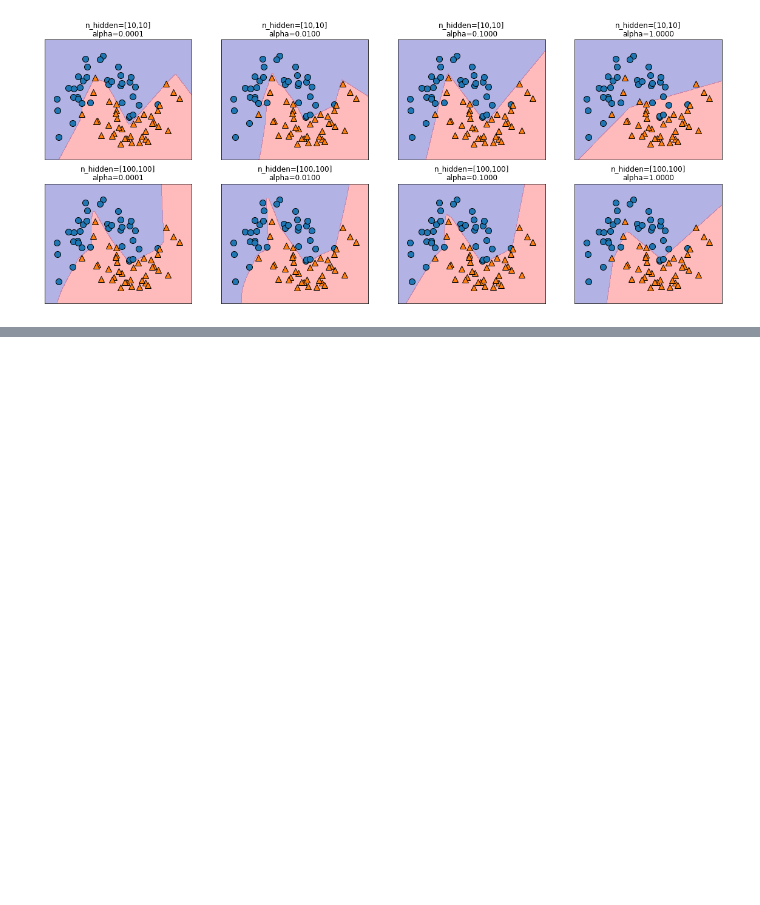
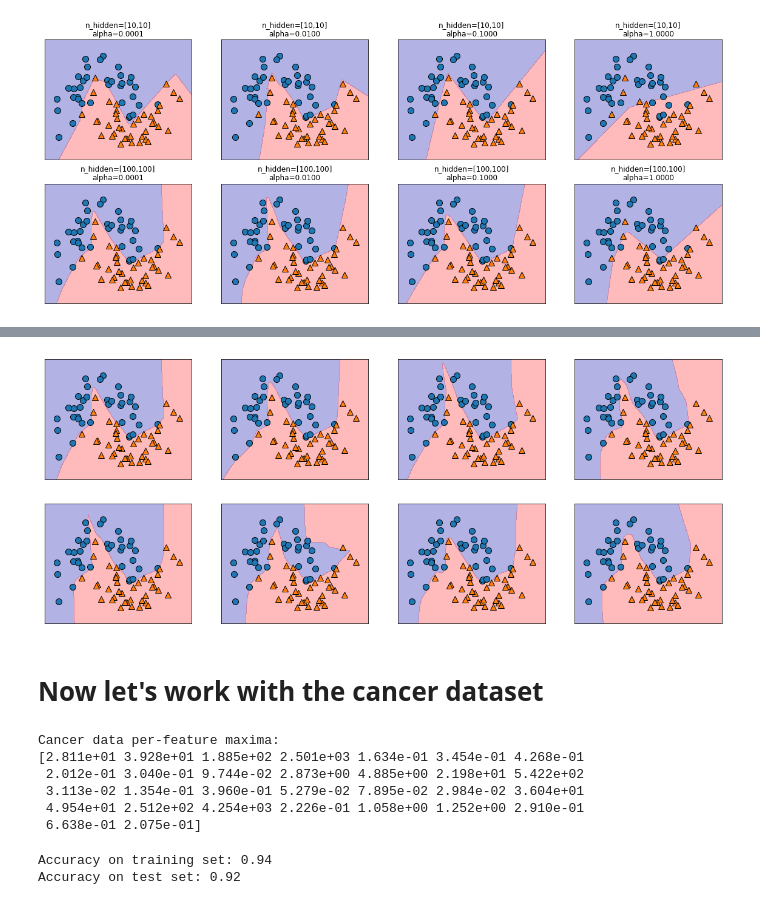
Before and after one commit to irmoralesb/IntroductionToMLWithPython, a Jupyter notebook: Source/Chapter02/NeuralNetworks/Classification/mlpClassifier.ipynb, the cells around one changed output, grey strips where cells are left out. Drawn from its saved outputs; the diff is of its cells as text; code cells hidden in the pictures; blank space fills up the shorter version.

```diff
--- a/Source/Chapter02/NeuralNetworks/Classification/mlpClassifier.ipynb
+++ b/Source/Chapter02/NeuralNetworks/Classification/mlpClassifier.ipynb
@@ -104,0 +107,31 @@ for axx, n_hidden_nodes in zip(axes, [10, 100]):
+# %%
+fig, axes = plt.subplots(2, 4, figsize=(20, 8))
+for i, ax in enumerate(axes.ravel()):
+    mlp = MLPClassifier(solver='lbfgs', random_state=i, hidden_layer_sizes=[100, 100])
+    mlp.fit(X_train, y_train)
+    mglearn.plots.plot_2d_separator(mlp, X_train, fill=True, alpha=0.3, ax=ax)
+    mglearn.discrete_scatter(X_train[:, 0], X_train[:, 1], y_train, ax=ax)
+# %% [output]
+[figure, added]
+# %% [markdown]
+# Now let's work with the cancer dataset
+# %%
+cancer = load_breast_cancer()
+print("Cancer data per-feature maxima:\n{}".format(cancer.data.max(axis=0)))
+# %% [output]
+Cancer data per-feature maxima:
+[2.811e+01 3.928e+01 1.885e+02 2.501e+03 1.634e-01 3.454e-01 4.268e-01
+ 2.012e-01 3.040e-01 9.744e-02 2.873e+00 4.885e+00 2.198e+01 5.422e+02
+ 3.113e-02 1.354e-01 3.960e-01 5.279e-02 7.895e-02 2.984e-02 3.604e+01
+ 4.954e+01 2.512e+02 4.254e+03 2.226e-01 1.058e+00 1.252e+00 2.910e-01
+ 6.638e-01 2.075e-01]
+# %%
+X_train, X_test, y_train, y_test = train_test_split(cancer.data, cancer.target, random_state=0)
+mlp = MLPClassifier(random_state=42)
+mlp.fit(X_train, y_train)
+
+print("Accuracy on training set: {:.2f}".format(mlp.score(X_train, y_train)))
+print("Accuracy on test set: {:.2f}".format(mlp.score(X_test, y_test)))
+# %% [output]
+Accuracy on training set: 0.94
+Accuracy on test set: 0.92
```
Also changed, not shown: parts of 11 cells of this notebook, 3 other files.
